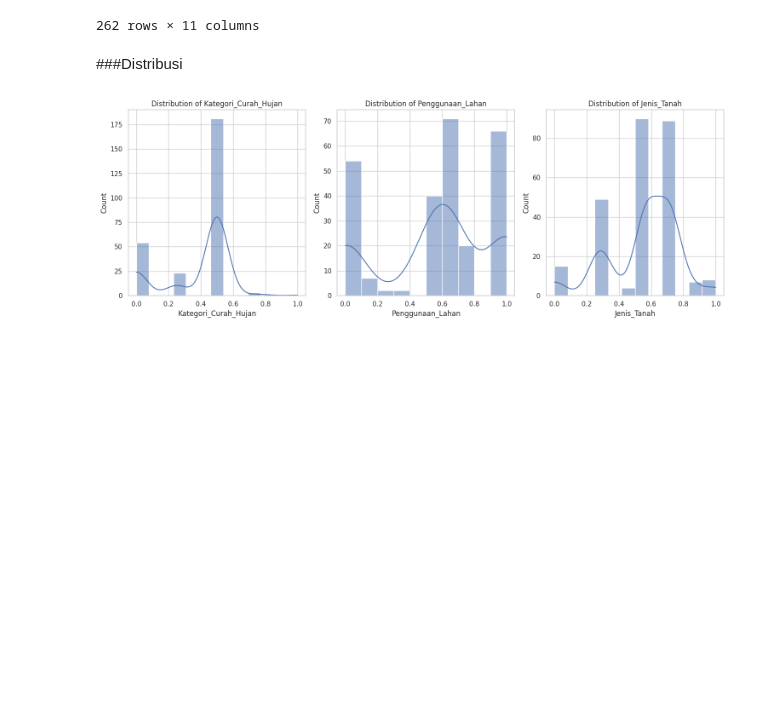
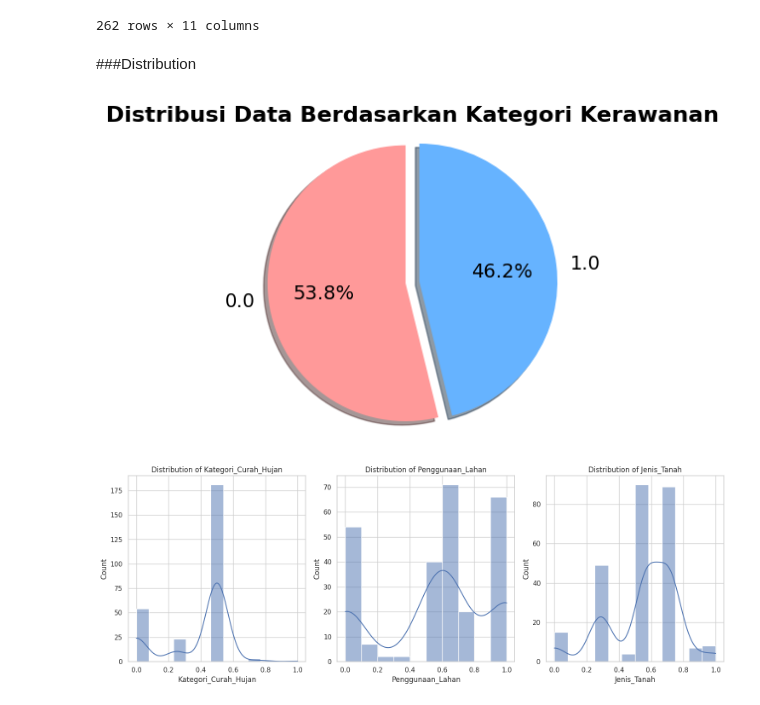
Before and after one commit to aryanriyanto/RandomForest_Prediksi_Banjir_Di_Kabupaten_Bandung, a Jupyter notebook: ANN_Prediksi_Banjir_Di_Kabupaten_Bandung.ipynb, the cells around one changed output. Drawn from its saved outputs; the diff is of its cells as text; code cells hidden in the pictures; blank space fills up the shorter version.

```diff
--- a/ANN_Prediksi_Banjir_Di_Kabupaten_Bandung.ipynb
+++ b/ANN_Prediksi_Banjir_Di_Kabupaten_Bandung.ipynb
@@ -394,7 +375,34 @@ merged_df
 | 261 | JAWA BARAT, KABUPATEN BANDUNG, MA... | -7.026.543 | 107.870.048 | 30.926 | 1.000 | 0.571429 | 0.00 | ... |
 262 rows × 11 columns
 # %% [markdown]
-###Distribusi
+###Distribution
+# %%
+import matplotlib.pyplot as plt
+
+# Count occurrences of each category
+category_counts = merged_df['Labeling'].value_counts()
+
+# Define color palette
+colors = ['#ff9999','#66b3ff']
+
+# Explode the largest slice
+explode = (0.1, 0)
+
+# Create the pie chart with enhancements
+plt.figure(figsize=(4, 4))
+plt.pie(category_counts,
+        labels=category_counts.index,
+        autopct='%1.1f%%',
+        startangle=90,
+        colors=colors,
+        explode=explode,
+        shadow=True, # Add shadow for depth
+        textprops={'fontsize': 14}) # Increase font size of labels
+plt.title('Distribusi Data Berdasarkan Kategori Kerawanan', fontsize=16, fontweight='bold')
+plt.axis('equal')
+plt.show()
+# %% [output]
+[figure, added]
 # %%
 # Set plot style
 sns.set(style="whitegrid")
```
Also changed, not shown: parts of 42 cells of this notebook.
